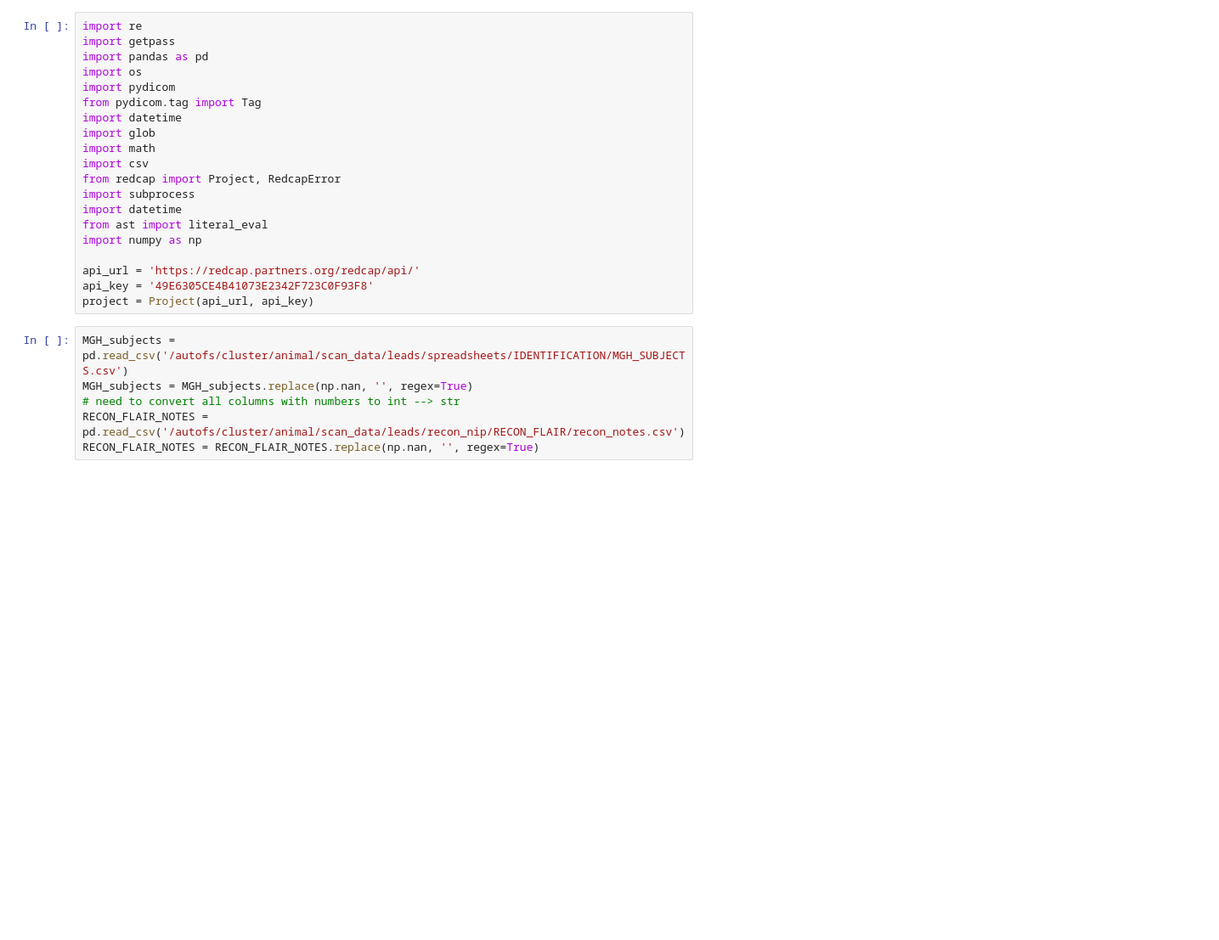
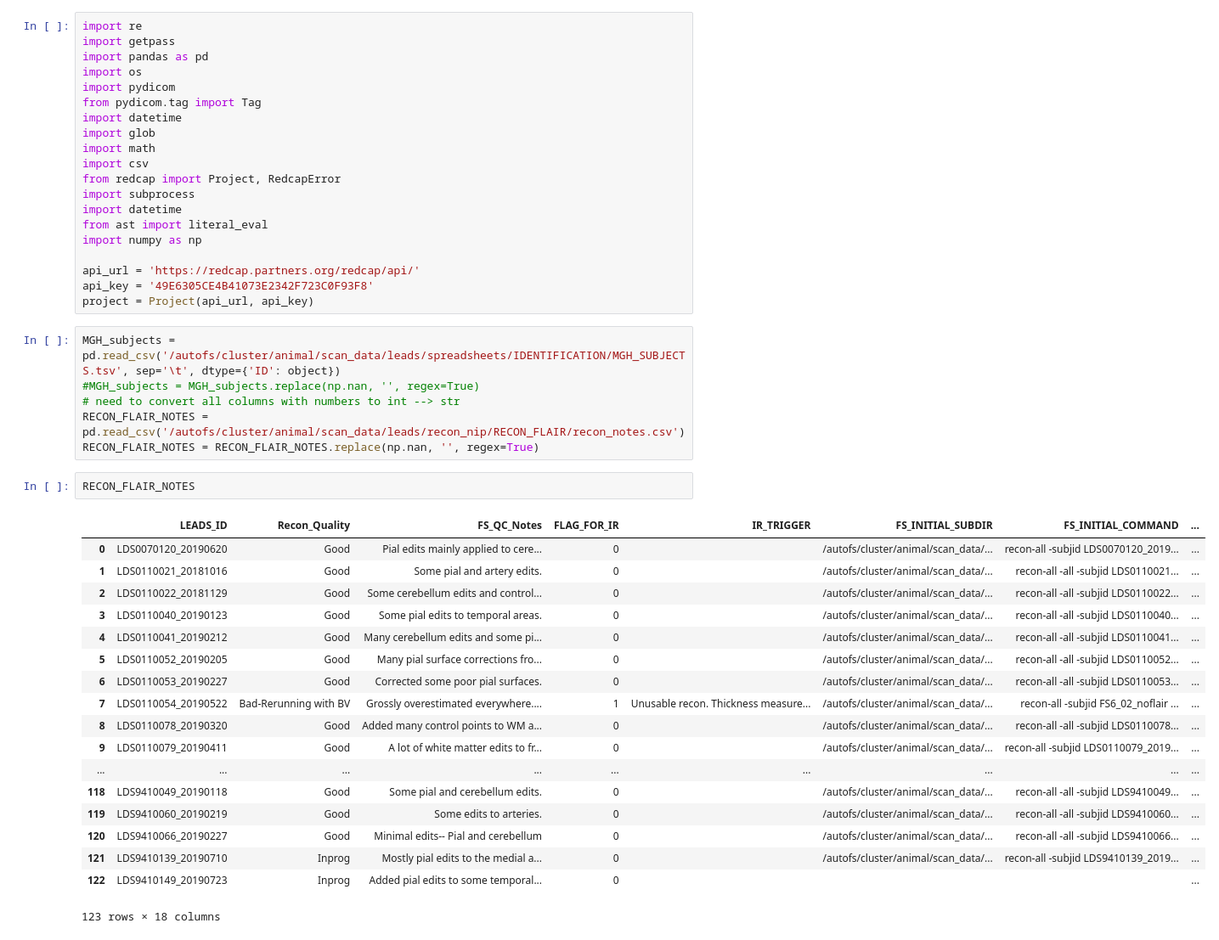
Before and after one commit to rezzo73/DickersonLab, a Jupyter notebook: UpdateMASTER_Redcap_LEADS.ipynb, the cells around one changed output. Shown at 85% size. Drawn from its saved outputs; the diff is of its cells as text; blank space fills up the shorter version.

```diff
--- a/UpdateMASTER_Redcap_LEADS.ipynb
+++ b/UpdateMASTER_Redcap_LEADS.ipynb
@@ -21,8 +21,29 @@ api_url = 'https://redcap.partners.org/redcap/api/'
 api_key = '49E6305CE4B41073E2342F723C0F93F8'
 project = Project(api_url, api_key)
 # %%
-MGH_subjects = pd.read_csv('/autofs/cluster/animal/scan_data/leads/spreadsheets/IDENTIFICATION/MGH_SUBJECTS.csv')
-MGH_subjects = MGH_subjects.replace(np.nan, '', regex=True)
+MGH_subjects = pd.read_csv('/autofs/cluster/animal/scan_data/leads/spreadsheets/IDENTIFICATION/MGH_SUBJECTS.tsv', sep='\t', dtype={'ID': object})
+#MGH_subjects = MGH_subjects.replace(np.nan, '', regex=True)
 # need to convert all columns with numbers to int --> str
 RECON_FLAIR_NOTES = pd.read_csv('/autofs/cluster/animal/scan_data/leads/recon_nip/RECON_FLAIR/recon_notes.csv')
 RECON_FLAIR_NOTES = RECON_FLAIR_NOTES.replace(np.nan, '', regex=True)
+# %%
+RECON_FLAIR_NOTES
+# %% [output]
+|  | LEADS_ID | Recon_Quality | FS_QC_Notes | FLAG_FOR_IR | IR_TRIGGER | FS_INITIAL_SUBDIR | FS_INITIAL_COMMAND | ... |
+| 0 | LDS0070120_20190620 | Good | Pial edits mainly applied to cere... | 0 |  | /autofs/cluster/animal/scan_data/... | recon-all -subjid LDS0070120_2019... | ... |
+| 1 | LDS0110021_20181016 | Good | Some pial and artery edits. | 0 |  | /autofs/cluster/animal/scan_data/... | recon-all -all -subjid LDS0110021... | ... |
+| 2 | LDS0110022_20181129 | Good | Some cerebellum edits and control... | 0 |  | /autofs/cluster/animal/scan_data/... | recon-all -all -subjid LDS0110022... | ... |
+| 3 | LDS0110040_20190123 | Good | Some pial edits to temporal areas. | 0 |  | /autofs/cluster/animal/scan_data/... | recon-all -all -subjid LDS0110040... | ... |
+| 4 | LDS0110041_20190212 | Good | Many cerebellum edits and some pi... | 0 |  | /autofs/cluster/animal/scan_data/... | recon-all -all -subjid LDS0110041... | ... |
+| 5 | LDS0110052_20190205 | Good | Many pial surface corrections fro... | 0 |  | /autofs/cluster/animal/scan_data/... | recon-all -all -subjid LDS0110052... | ... |
+| 6 | LDS0110053_20190227 | Good | Corrected some poor pial surfaces. | 0 |  | /autofs/cluster/animal/scan_data/... | recon-all -all -subjid LDS0110053... | ... |
+| 7 | LDS0110054_20190522 | Bad-Rerunning with BV | Grossly overestimated everywhere.... | 1 | Unusable recon. Thickness measure... | /autofs/cluster/animal/scan_data/... | recon-all -subjid FS6_02_noflair ... | ... |
+| 8 | LDS0110078_20190320 | Good | Added many control points to WM a... | 0 |  | /autofs/cluster/animal/scan_data/... | recon-all -all -subjid LDS0110078... | ... |
+| 9 | LDS0110079_20190411 | Good | A lot of white matter edits to fr... | 0 |  | /autofs/cluster/animal/scan_data/... | recon-all -subjid LDS0110079_2019... | ... |
+| ... | ... | ... | ... | ... | ... | ... | ... | ... |
+| 118 | LDS9410049_20190118 | Good | Some pial and cerebellum edits. | 0 |  | /autofs/cluster/animal/scan_data/... | recon-all -all -subjid LDS9410049... | ... |
+| 119 | LDS9410060_20190219 | Good | Some edits to arteries. | 0 |  | /autofs/cluster/animal/scan_data/... | recon-all -all -subjid LDS9410060... | ... |
+| 120 | LDS9410066_20190227 | Good | Minimal edits-- Pial and cerebellum | 0 |  | /autofs/cluster/animal/scan_data/... | recon-all -all -subjid LDS9410066... | ... |
+| 121 | LDS9410139_20190710 | Inprog | Mostly pial edits to the medial a... | 0 |  | /autofs/cluster/animal/scan_data/... | recon-all -subjid LDS9410139_2019... | ... |
+| 122 | LDS9410149_20190723 | Inprog | Added pial edits to some temporal... | 0 |  |  |  | ... |
+123 rows × 18 columns
```
Also changed, not shown: parts of 7 cells of this notebook, 8 other files.
